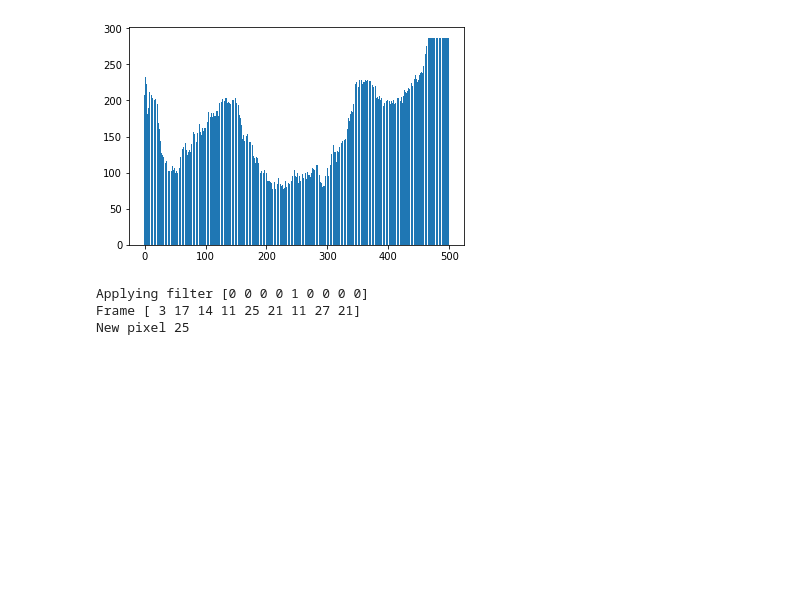
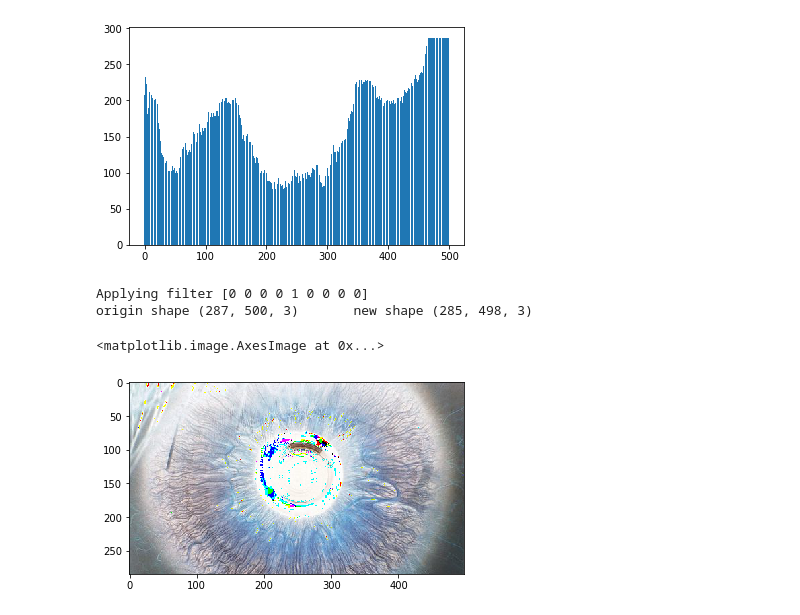
Before and after one commit to alcaster/Biometry-October, a Jupyter notebook: Image filtration.ipynb, the cells around one changed output. Saved outputs shown, nothing was run; the diff lists cells and outputs as text; code cells hidden in the pictures; blank space fills up the shorter version.

Commit message:
Applying filters and inserting new pixels

```diff
--- a/Image filtration.ipynb
+++ b/Image filtration.ipynb
@@ -118,19 +118,25 @@ basic_filter = [[0,0,0],[0,1,0],[0,0,0]]
 # %%
 basic_filter = np.array(basic_filter).flatten()
 def filtring(img, my_filtr):
+    new_image = []
     print(f'Applying filter {basic_filter}')
-    for row1,row2,row3 in zip(img[0:],img[1:],img[2:]):
+    for index, (row1,row2,row3) in enumerate(zip(img[0:],img[1:],img[2:])):
+        new_image.append([])
         for frame in zip(row1[0:],row1[1:],row1[2:],row2[0:],row2[1:],row2[2:],row3[0:],row3[1:],row3[2:]):
             frame = np.array(frame)
             r, g, b = [frame[:,i] for i in range(3)]
-            print(f'Frame {r}')
-            new_pixel = np.dot(r, my_filtr)
-            print(f'New pixel {new_pixel}')
-            # TODO inserting new pixels
-            break
-        break
-filtring(filtr.img, basic_filter)
+#             print(f'Red pixels {r}')
+            new_pixel = np.dot([r,g,b], my_filtr).astype(float)
+            new_image[index].append(new_pixel)
+#             print(f'New pixel {new_pixel}')
+    return np.array(new_image)
+new_image = (filtring(filtr.img, basic_filter))
+print(f'origin shape {img.shape} \t new shape {new_image.shape}')
 # %% [output]
 Applying filter [0 0 0 0 1 0 0 0 0]
-Frame [ 3 17 14 11 25 21 11 27 21]
-New pixel 25
+origin shape (287, 500, 3)       new shape (285, 498, 3)
+# %%
+imshow(new_image)
+# %% [output]
+<matplotlib.image.AxesImage at 0x...>
+[figure, added]
```
